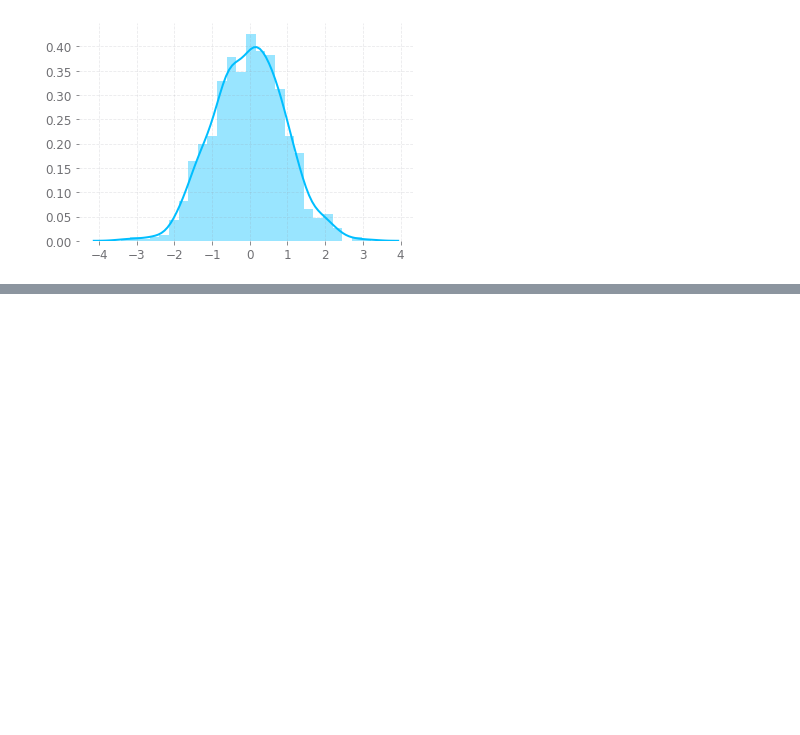
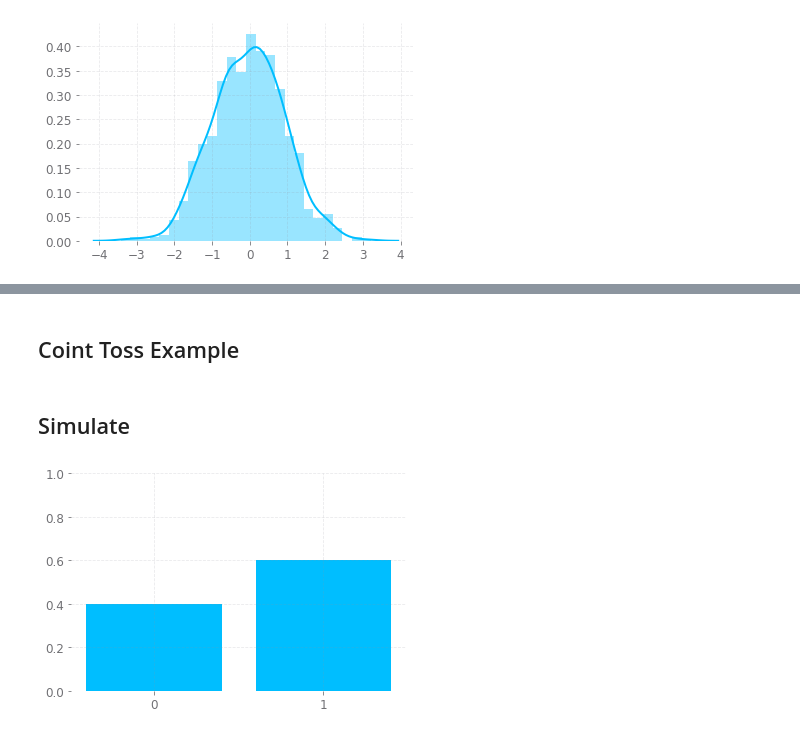
Before and after one commit to suriyadeepan/PracticalBayes, a Jupyter notebook: 1. A Gentle Introduction to TFP.ipynb, the cells around one changed output, grey strips where cells are left out. Saved outputs shown, nothing was run; the diff lists cells and outputs as text; code cells hidden in the pictures; blank space fills up the shorter version.

Commit message:
adds coin toss example to (1)

```diff
--- a/1. A Gentle Introduction to TFP.ipynb
+++ b/1. A Gentle Introduction to TFP.ipynb
@@ -51,0 +59,4 @@ def joint_log_prob(sample, )
+# %% [markdown]
+## Coint Toss Example
+# %% [markdown]
+## Simulate
@@ -51,0 +66,18 @@ def joint_log_prob(sample, )
+# %%
+p = 0.75
+def simulate_coin_toss(p, n=100):
+    bernoulli = tfd.Bernoulli(probs=p)
+    obs = bernoulli.sample(n)
+    return evaluate(obs)
+# %%
+def plot_obs(obs):
+    ones = (obs == 1).sum()
+    zeroes = (obs == 0).sum()
+    plt.bar([0, 1], [zeroes/len(obs), ones/len(obs)])
+    plt.ylim([0., 1.])
+    plt.xticks([0, 1])
+# %%
+obs = simulate_coin_toss(0.75, 5)
+plot_obs(obs)
+# %% [output]
+[figure, added]
```
Also changed, not shown: parts of 14 cells of this notebook, 2 other files.
